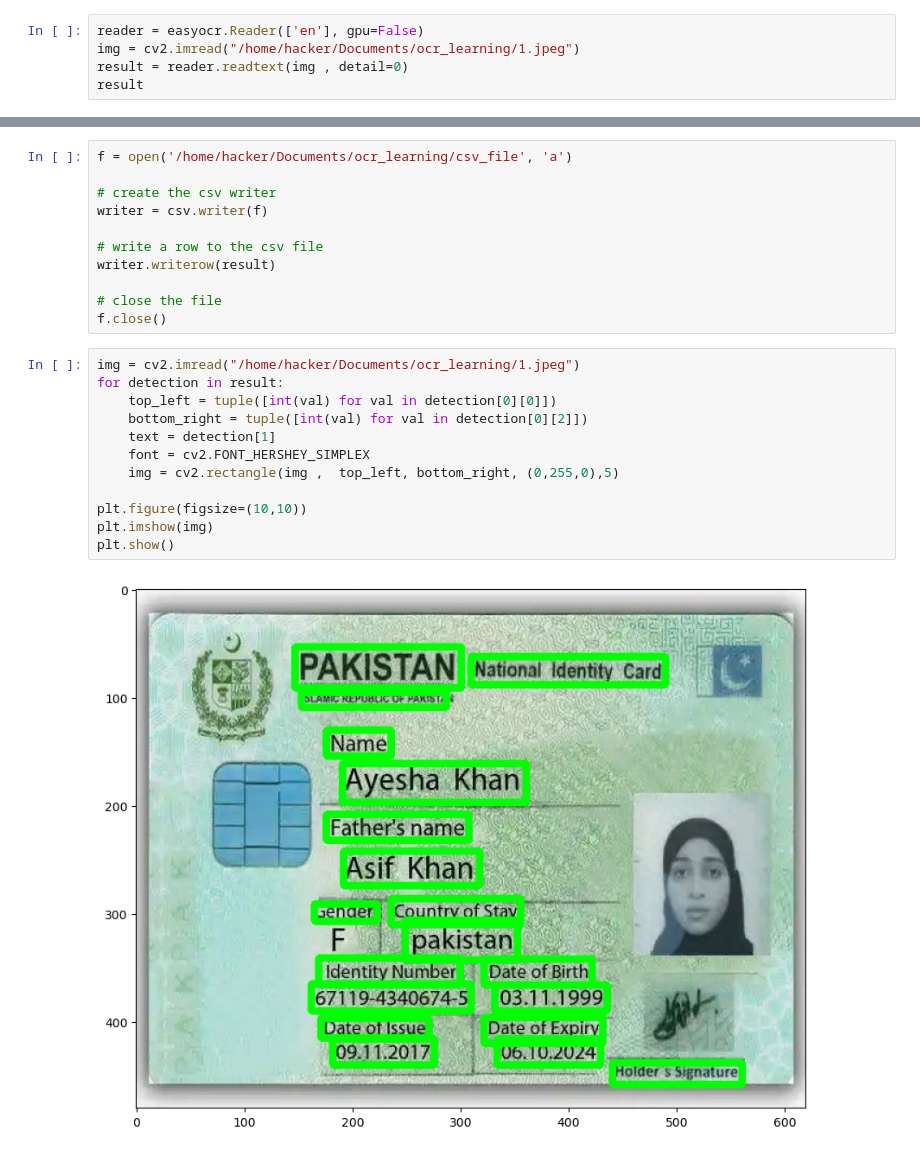
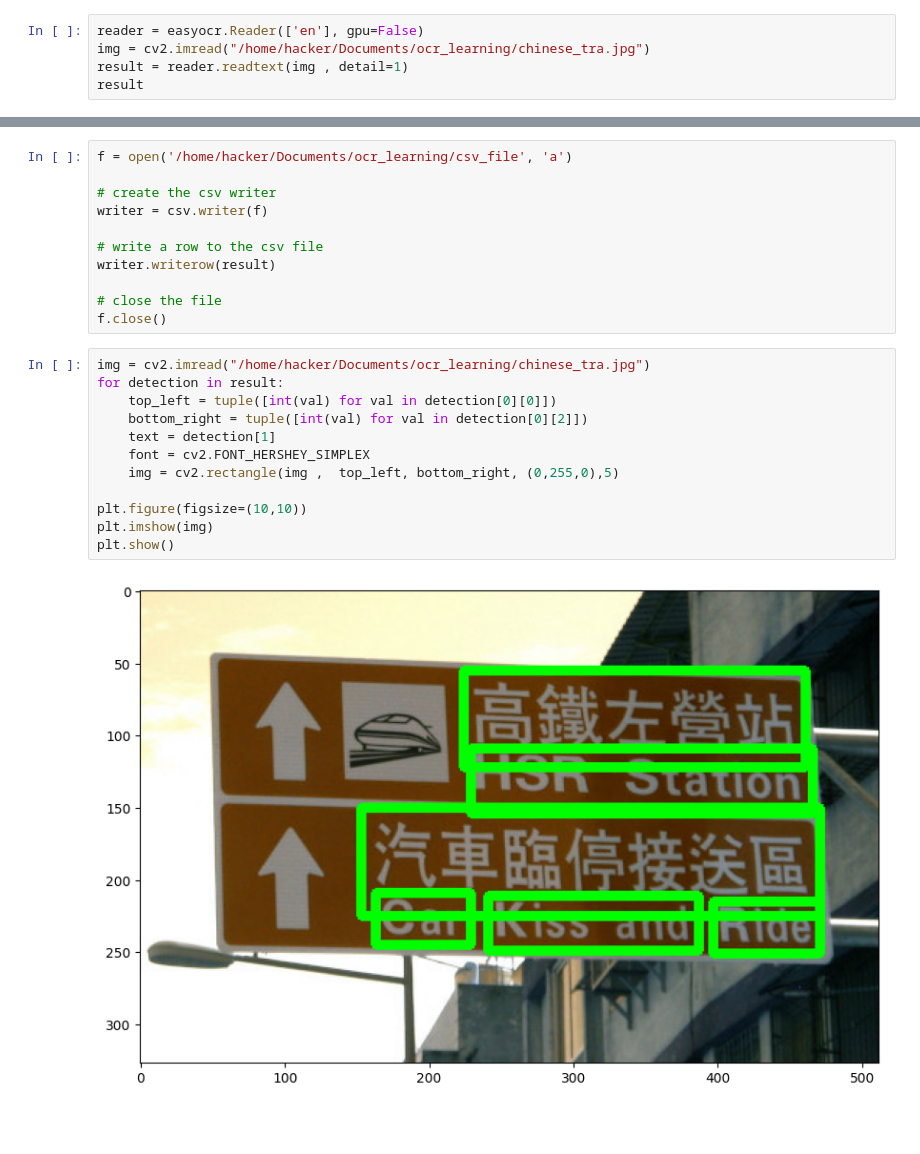
Before and after one commit to Zeeshan283/ocr_learning, a Jupyter notebook: easy_ocr_ptthon _project.ipynb, the cells around one changed output, grey strips where cells are left out. Saved outputs shown, nothing was run; the diff lists cells and outputs as text; blank space fills up the shorter version.

```diff
--- a/easy_ocr_ptthon _project.ipynb
+++ b/easy_ocr_ptthon _project.ipynb
@@ -6,8 +6,8 @@ import numpy as np
 import csv
 # %%
 reader = easyocr.Reader(['en'], gpu=False)
-img = cv2.imread("/home/hacker/Documents/ocr_learning/1.jpeg")
-result = reader.readtext(img , detail=0)
+img = cv2.imread("/home/hacker/Documents/ocr_learning/chinese_tra.jpg")
+result = reader.readtext(img , detail=1)
 result
 # %% [output]
 Using CPU. Note: This module is much faster with a GPU.
@@ -42,16 +39,16 @@ writer.writerow(result)
 # close the file
 f.close()
 # %%
-img = cv2.imread("/home/hacker/Documents/ocr_learning/1.jpeg")
+img = cv2.imread("/home/hacker/Documents/ocr_learning/chinese_tra.jpg")
 for detection in result:
     top_left = tuple([int(val) for val in detection[0][0]])
     bottom_right = tuple([int(val) for val in detection[0][2]])
     text = detection[1]
     font = cv2.FONT_HERSHEY_SIMPLEX
     img = cv2.rectangle(img ,  top_left, bottom_right, (0,255,0),5)
 
 plt.figure(figsize=(10,10))
 plt.imshow(img)
 plt.show()
 # %% [output]
-[figure, old version]
+[figure, new version]
```
Also changed, not shown: parts of 1 cell of this notebook, 2 other files.
